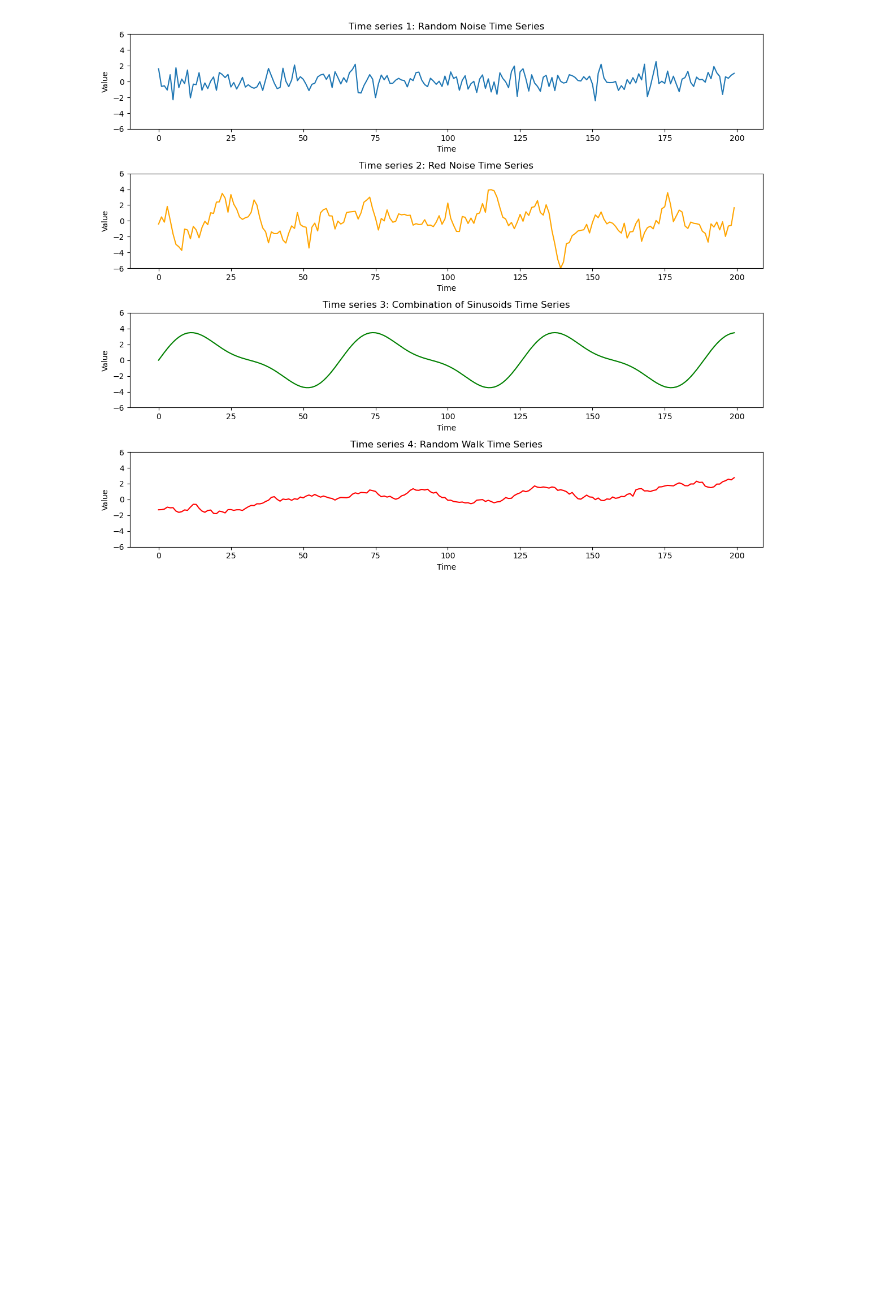
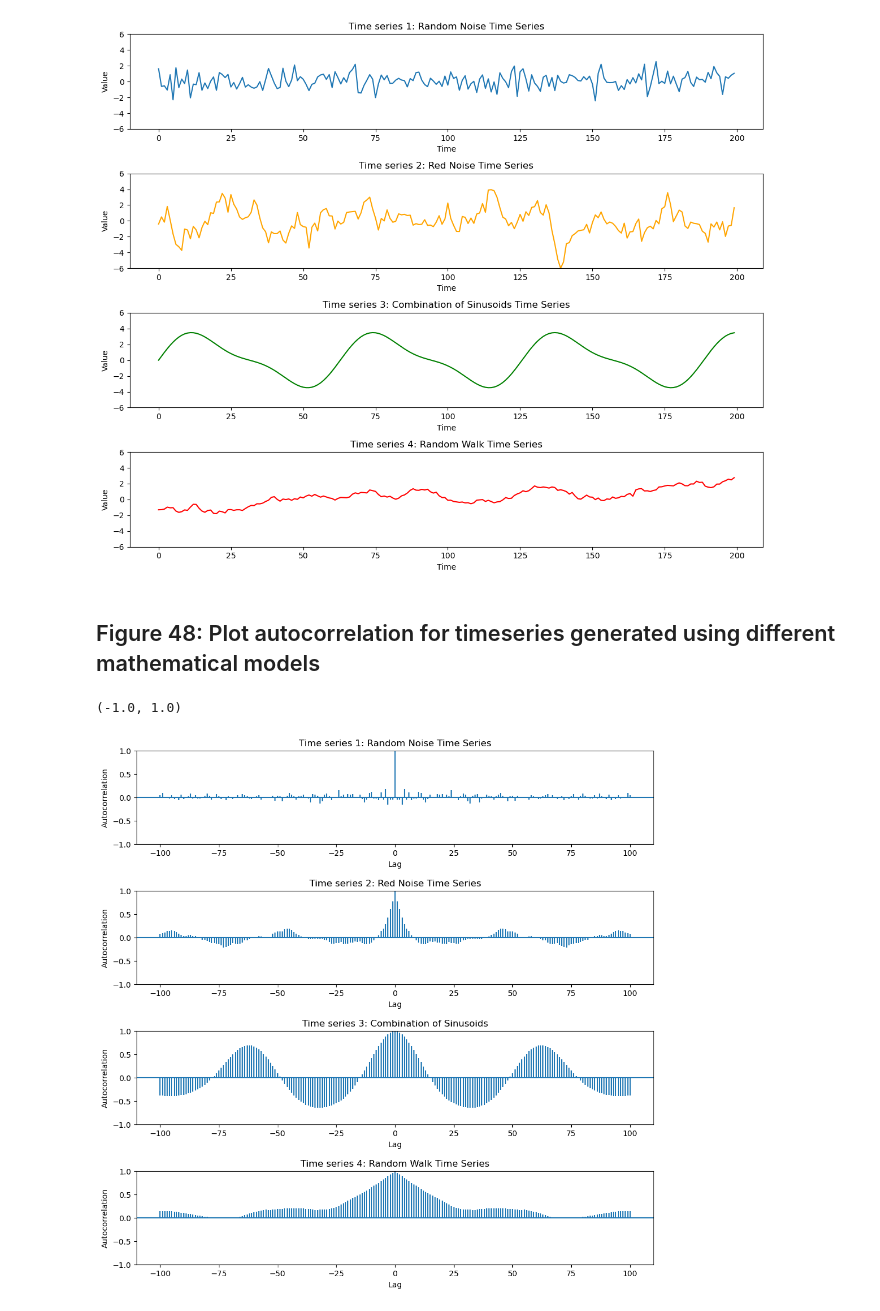
Before and after one commit to nielsjdewinter/VU_Data_analysis_Jupyter_labs, a Jupyter notebook: Syllabus_functions.ipynb, the cells around one changed output. Drawn from its saved outputs; the diff is of its cells as text; code cells hidden in the pictures; blank space fills up the shorter version.

```diff
--- a/Syllabus_functions.ipynb
+++ b/Syllabus_functions.ipynb
@@ -1300,3 +1301,77 @@ plt.tight_layout()
 plt.show()
 # %% [output]
 [figure]
+# %% [markdown]
+## Figure 48: Plot autocorrelation for timeseries generated using different mathematical models
+# %%
+np.random.seed(1) # Set seed for reproducibility
+
+# Number of time points
+n = 200
+
+# Generate time series with different characteristics
+# 1. Random noise time series
+ts1 = np.random.normal(0, 1, n)
+
+# 2. Red noise (autocorrelated) time series
+ts2 = np.zeros(n)
+alpha = 0.8 # Set factor with which to multiply
+ts2[0] = np.random.normal(0, 1) # Set first value
+for t in range(1, n):
+    ts2[t] = alpha * ts2[t-1] + np.random.normal(0, 1) # Multiply previous value by the factor alpha and add random number
+
+# 3. Combination of sinusoids time series
+t = np.arange(n) # Create time vector
+ts3 = 3 * np.sin(t / 10) + np.sin(t / 5)
+
+# 4. Random walk time series
+ts4 = np.zeros(n)
+ts4[0] = np.random.normal(0, 1) # Set first value
+for t in range(1, n):
+    ts4[t] = ts4[t-1] + np.random.normal(0, 0.2) # Add random number to the previous value to obtain the next number
+
+# plot the autocorrelation functions for the timeseries
+
+# Plot all time series
+# Create subplots
+
+# Plot all time series
+plt.figure(figsize=(12, 12))
+plt.tight_layout(pad = 50)
+plt.subplots_adjust(hspace = 0.5)
+
+plt.subplot(4, 1, 1)
+plt.acorr(ts1, maxlags = 100)
+plt.title('Time series 1: Random Noise Time Series')
+plt.xlabel('Lag')
+plt.ylabel('Autocorrelation')
+plt.ylim(-1, 1)
+
+plt.subplot(4, 1, 2)
+plt.acorr(ts2, maxlags = 100)
+plt.title('Time series 2: Red Noise Time Series')
+plt.xlabel('Lag')
+plt.ylabel('Autocorrelation')
+plt.ylim(-1, 1)
+
+plt.subplot(4, 1, 3)
+plt.acorr(ts3, maxlags = 100)
+plt.title('Time series 3: Combination of Sinusoids')
+plt.xlabel('Lag')
+plt.ylabel('Autocorrelation')
+plt.ylim(-1, 1)
+
+plt.subplot(4, 1, 4)
+plt.acorr(ts4, maxlags = 100)
+plt.title('Time series 4: Random Walk Time Series')
+plt.xlabel('Lag')
+plt.ylabel('Autocorrelation')
+plt.ylim(-1, 1)
+
+# plot_acf(ts1, lags = np.arange(-101, 101, 1), alpha = None, ax = ax[0], negative_lags = 1) # Autocorrelation function of time series 1
+# plot_acf(ts2, lags = np.arange(-101, 101, 1), alpha = None, ax = ax[1]) # Autocorrelation function of time series 2
+# plot_acf(ts3, lags = np.arange(-101, 101, 1), alpha = None, ax = ax[2]) # Autocorrelation function of time series 3
+# plot_acf(ts4, lags = np.arange(-101, 101, 1), alpha = None, ax = ax[3]) # Autocorrelation function of time series 4
+# %% [output]
+(-1.0, 1.0)
+[figure, added]
```
Also changed, not shown: parts of 9 cells of this notebook, 1 other file.
